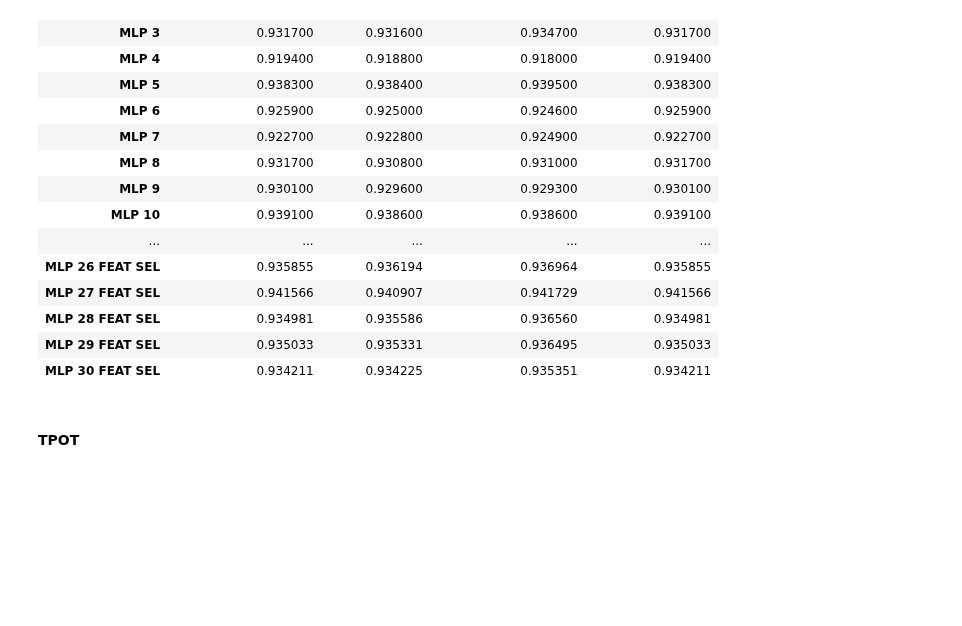
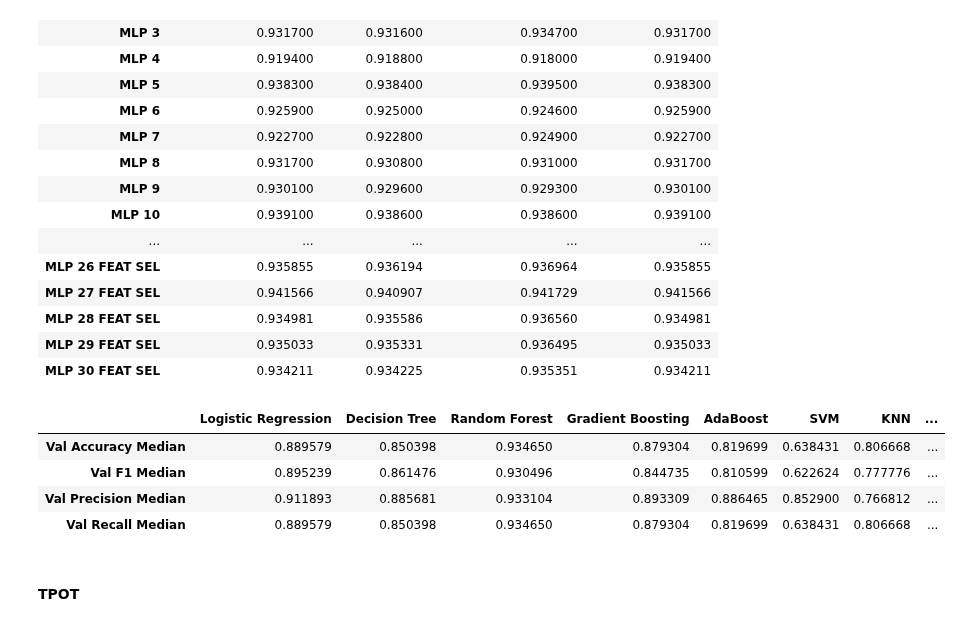
Before and after one commit to inesmcm26/ims_grant, a Jupyter notebook: experimental_results.ipynb, the cells around one changed output. Cells and saved outputs as stored; diff of their text form; code cells hidden in the pictures; blank space fills up the shorter version.

```diff
--- a/experimental_results.ipynb
+++ b/experimental_results.ipynb
@@ -531,6 +553,28 @@ mlp_scores.style.highlight_max(color='darkgreen', axis=0)
 | MLP 28 FEAT SEL | 0.934981 | 0.935586 | 0.936560 | 0.934981 |
 | MLP 29 FEAT SEL | 0.935033 | 0.935331 | 0.936495 | 0.935033 |
 | MLP 30 FEAT SEL | 0.934211 | 0.934225 | 0.935351 | 0.934211 |
+# %%
+log_scores.mean(axis=0)
+dt_scores.mean(axis=0)
+rf_scores.mean(axis=0)
+gb_scores.mean(axis=0)
+ab_scores.mean(axis=0)
+svm_scores.mean(axis=0)
+knn_scores.mean(axis=0)
+mlp_scores.mean(axis=0)
+
+# join all in one table
+all_scores = pd.concat([log_scores.mean(axis=0), dt_scores.mean(axis=0), rf_scores.mean(axis=0), gb_scores.mean(axis=0), ab_scores.mean(axis=0), svm_scores.mean(axis=0), knn_scores.mean(axis=0), mlp_scores.mean(axis=0)], axis=1)
+
+all_scores.columns = ['Logistic Regression', 'Decision Tree', 'Random Forest', 'Gradient Boosting', 'AdaBoost', 'SVM', 'KNN', 'MLP']
+# %%
+all_scores
+# %% [output]
+|  | Logistic Regression | Decision Tree | Random Forest | Gradient Boosting | AdaBoost | SVM | KNN | ... |
+| Val Accuracy Median | 0.889579 | 0.850398 | 0.934650 | 0.879304 | 0.819699 | 0.638431 | 0.806668 | ... |
+| Val F1 Median | 0.895239 | 0.861476 | 0.930496 | 0.844735 | 0.810599 | 0.622624 | 0.777776 | ... |
+| Val Precision Median | 0.911893 | 0.885681 | 0.933104 | 0.893309 | 0.886465 | 0.852900 | 0.766812 | ... |
+| Val Recall Median | 0.889579 | 0.850398 | 0.934650 | 0.879304 | 0.819699 | 0.638431 | 0.806668 | ... |
 # %% [markdown]
 #### TPOT
 # %%
```
Also changed, not shown: parts of 6 cells of this notebook, 8 other files.
